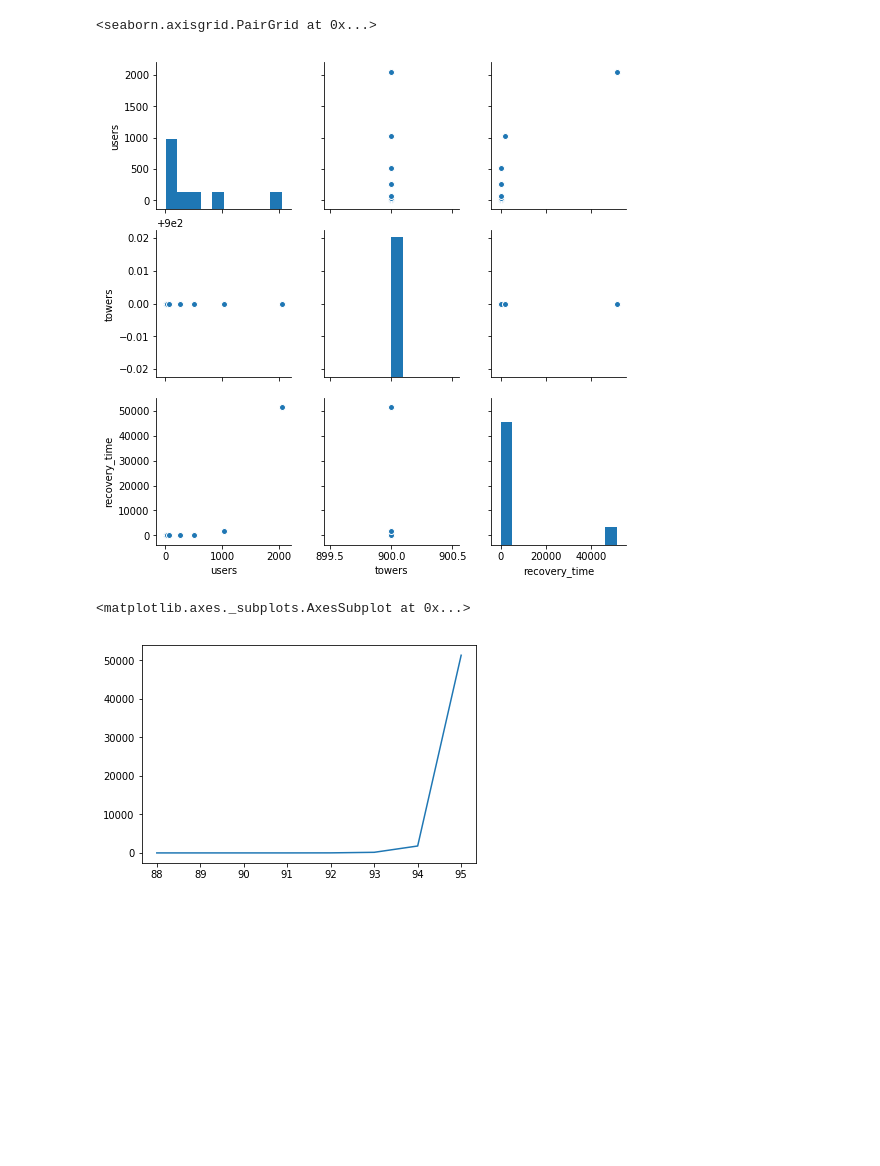
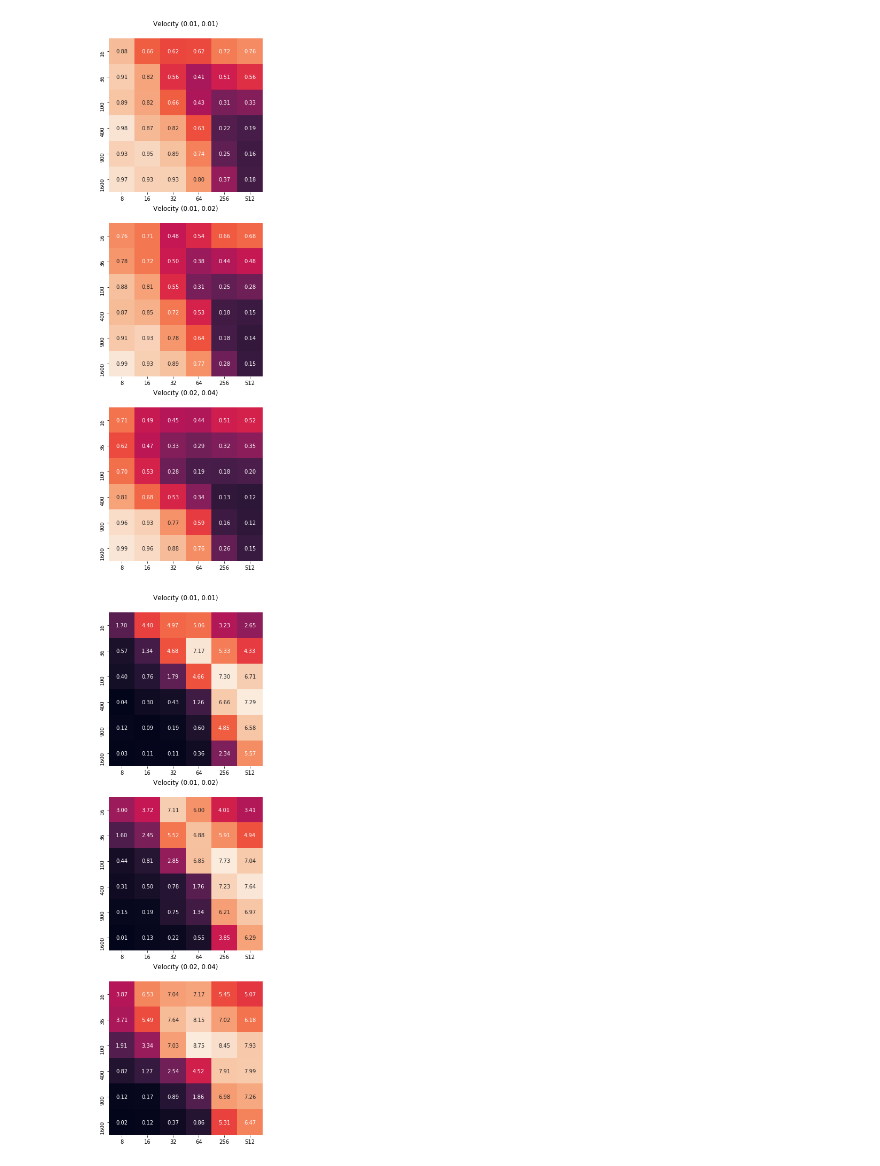
Before and after one commit to leopiney/tscf, a Jupyter notebook: evaluation-results-analysis.ipynb, the cells around one changed output. Saved outputs shown, nothing was run; the diff lists cells and outputs as text; code cells hidden in the pictures; blank space fills up the shorter version.

```diff
--- a/evaluation-results-analysis.ipynb
+++ b/evaluation-results-analysis.ipynb
@@ -14,4 +21 @@ Index(['velocity', 'towers', 'users', 'accuracy', 'accuracy_std', 'error',
       dtype='object')
-# %%
-df.recovery_time = df.recovery_time.apply(lambda x: float(x.replace(',','')))
-df.execution_time = df.execution_time.apply(lambda x: float(x.replace(',','')))
@@ -28,0 +26,2 @@ df_fast.head()
+# %%
+df_eval = df_eval.groupby(['velocity', 'towers', 'users']).mean().reset_index()
@@ -29,19 +34,21 @@ df_fast.head()
 # %%
-def plot_heatmap(vel_restriction=0.005, metric='accuracy', ax=None, vmin=0, vmax=1, cbar=True, title=''):
-    f = df[df.velocity == vel_restriction]
+def plot_heatmap(vel_restriction=0.005, metric='accuracy', ax=None, vmin=None, vmax=None, cbar=True, title=''):
+    df = df_eval[df_eval.velocity == vel_restriction]
+
+    n_tower_values = len(df.towers.unique())
+    n_users_values = len(df.users.unique())
 
     sns.heatmap(
-        f[metric].as_matrix().reshape((4, 8)),
+        df[metric].as_matrix().reshape((n_tower_values, n_users_values)),
         ax=ax,
-        xticklabels=f['users'].unique(),
-        yticklabels=f['towers'].unique(),
+        xticklabels=df['users'].unique(),
+        yticklabels=df['towers'].unique(),
         vmax=vmax,
         vmin=vmin,
         cbar=cbar,
         square=True,
         fmt=".2f",
         annot=True,
-        cmap='magma',
     )
 
     ax.set_title(title, pad=24)
@@ -108,12 +55,27 @@ plot_heatmap(vel_restriction=0.00025, ax=ax)
-# %%
-f = df[(df.velocity == 0.005) & (df.towers == 900)]
-
-sns.pairplot(f[['users', 'towers', 'recovery_time']])
-# %% [output]
-<seaborn.axisgrid.PairGrid at 0x...>
-[figure, removed]
-# %%
-f.recovery_time.plot()
-# %% [output]
-<matplotlib.axes._subplots.AxesSubplot at 0x...>
-[figure, removed]
+# %%
+n_velocity_values = len(df_eval.velocity.unique())
+fig, axes = plt.subplots(nrows=n_velocity_values, ncols=1, figsize=(8, 18))
+
+for i, vel in enumerate(df_eval.velocity.unique()):
+    plot_heatmap(
+        vel_restriction=vel,
+        title=f'Velocity {vel}',
+        metric='accuracy',
+        ax=axes[i],
+        vmin=0,
+        vmax=1,
+        cbar=False)
+
+plt.savefig(f'./accuracy_{model}.png', dpi=300)
+# %% [output]
+[figure, added]
+# %%
+n_velocity_values = len(df_eval.velocity.unique())
+fig, axes = plt.subplots(nrows=n_velocity_values, ncols=1, figsize=(8, 18))
+
+for i, vel in enumerate(df_eval.velocity.unique()):
+    plot_heatmap(vel_restriction=vel, metric='error', ax=axes[i], title=f'Velocity {vel}', cbar=False)
+
+plt.savefig(f'./error_{model}.png', dpi=300)
+# %% [output]
+[figure, added]
```
Also changed, not shown: parts of 18 cells of this notebook, 25 other files.
